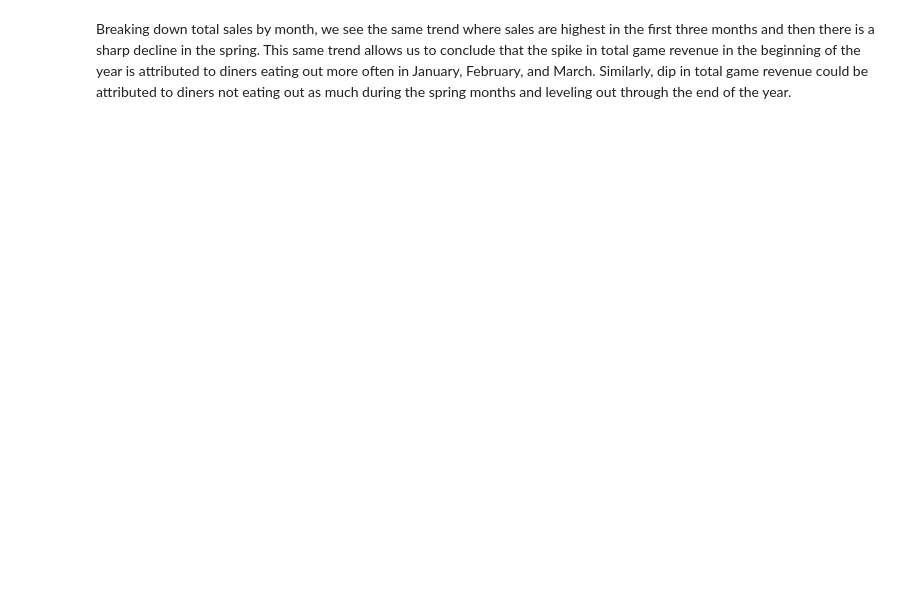
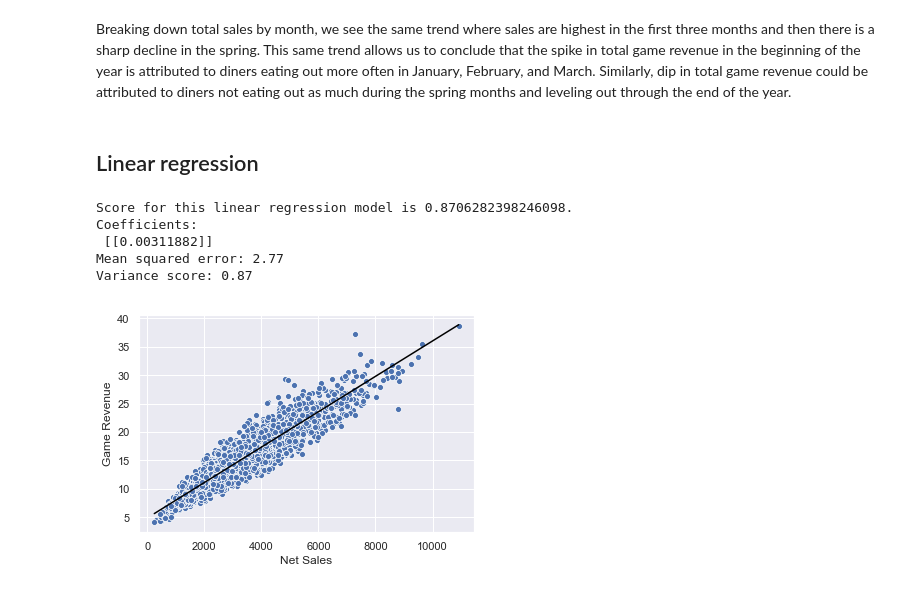
Before and after one commit to ralfsantacruz/Company-X-Analytics, a Jupyter notebook: main.ipynb, the cells around one changed output. Drawn from its saved outputs; the diff is of its cells as text; code cells hidden in the pictures; blank space fills up the shorter version.

Commit message:
added linear regression model

```diff
--- a/main.ipynb
+++ b/main.ipynb
@@ -719,3 +720,46 @@ py.iplot(fig, filename='sales-by-month-basic-line')
 Breaking down total sales by month, we see the same trend where sales are highest in the first three months and then there is a sharp decline in the spring.
 This same trend allows us to conclude that the spike in total game revenue in the beginning of the year is attributed to diners eating out more often in January, February, and March.
 Similarly, dip in total game revenue could be attributed to diners not eating out as much during the spring months and leveling out through the end of the year.
+# %% [markdown]
+## Linear regression
+# %%
+from sklearn.linear_model import LinearRegression
+from sklearn.model_selection import train_test_split
+from sklearn.metrics import mean_squared_error, r2_score
+import numpy as np
+
+# Get data without outliers. Looking at all non-zero game revenue.
+X = np.array(rest_w_presto[(rest_w_presto['Game Revenue']>0)]['Net Sales'])
+y = np.array(rest_w_presto[(rest_w_presto['Game Revenue']>0)]['Game Revenue'])
+
+# Split data up into training and testing sets.
+x_train,x_test,y_train,y_test = train_test_split(X,y,test_size=0.2,random_state=4)
+
+# Fit model.
+reg = LinearRegression().fit(x_train.reshape(-1,1),y_train.reshape(-1,1))
+score = reg.score(x_train.reshape(-1,1),y_train.reshape(-1,1))
+
+print(f"Score for this linear regression model is {score}.")
+game_rev_predicted = reg.predict(x_test.reshape(-1,1))
+
+print('Coefficients: \n', reg.coef_)
+
+print("Mean squared error: %.2f"
+      % mean_squared_error(y_test.reshape(-1,1), game_rev_predicted))
+
+print('Variance score: %.2f' % r2_score(y_test.reshape(-1,1), game_rev_predicted))
+
+
+sns.scatterplot(x=x_test,y=y_test)
+sns.lineplot(x=x_test,y=game_rev_predicted.flatten(),color="black")
+
+plt.xlabel("Net Sales")
+plt.ylabel("Game Revenue")
+plt.show()
+# %% [output]
+Score for this linear regression model is 0.8706282398246098.
+Coefficients:
+ [[0.00311882]]
+Mean squared error: 2.77
+Variance score: 0.87
+[figure, added]
```
Also changed, not shown: parts of 3 cells of this notebook.
